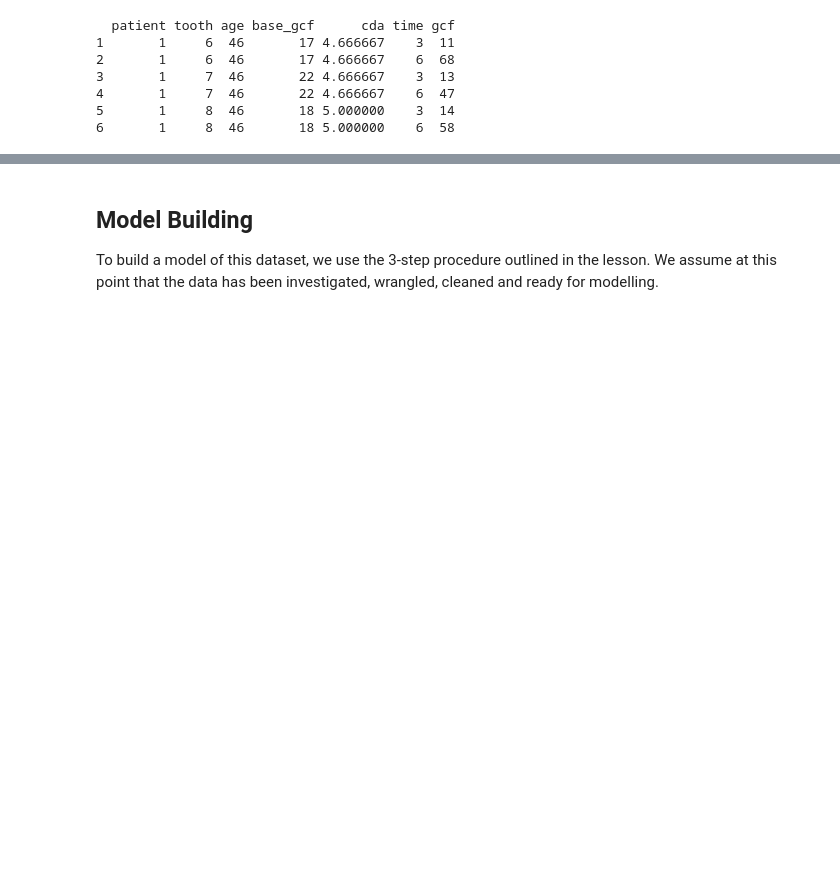
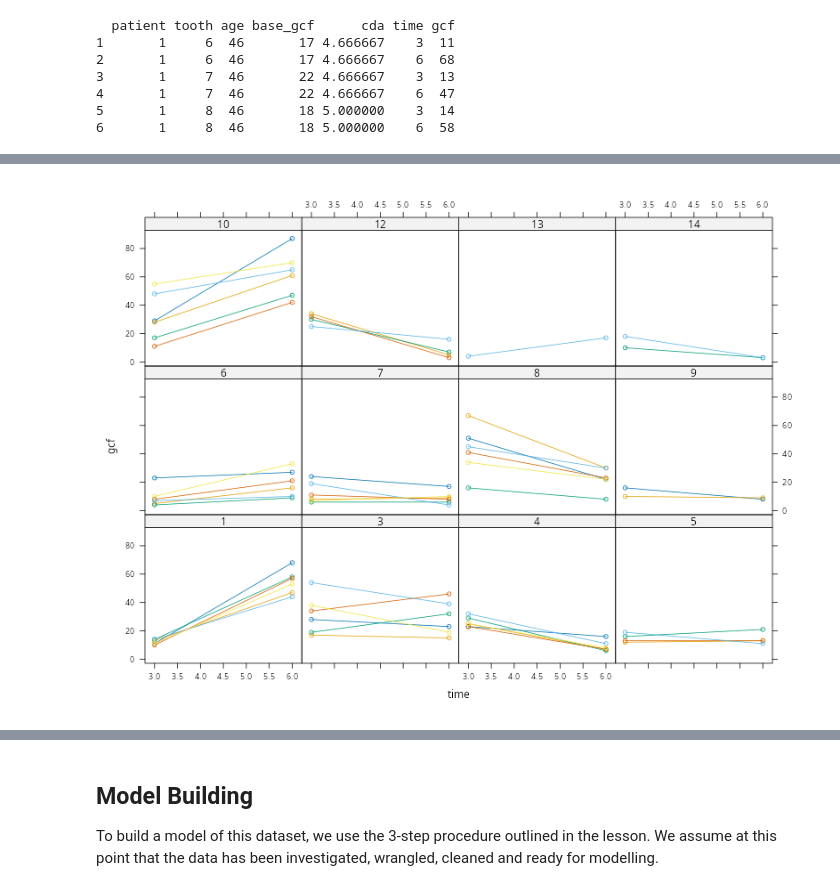
Before and after one commit to PCHN63112-Mixed-Models/mixed-effects-advanced, a Jupyter notebook: _build/jupyter_execute/workshops/veneer-workshop.ipynb, the cells around one changed output, grey strips where cells are left out. Cells and saved outputs as stored; diff of their text form; code cells hidden in the pictures; blank space fills up the shorter version.

```diff
--- a/_build/jupyter_execute/workshops/veneer-workshop.ipynb
+++ b/_build/jupyter_execute/workshops/veneer-workshop.ipynb
@@ -115,0 +121,9 @@ Based on this, we can construct the following table of the *levels* of these dat
+# %%
+xyplot(
+  gcf ~ time|patient, # x-axis=time, panel=patient
+  groups = tooth,     # separate lines per-tooth
+  data   = veneer,    # data
+  type   = "b"        # lines with points
+)
+# %% [output]
+[figure, added]
```
Also changed, not shown: parts of 22 cells of this notebook, 15 other files.
